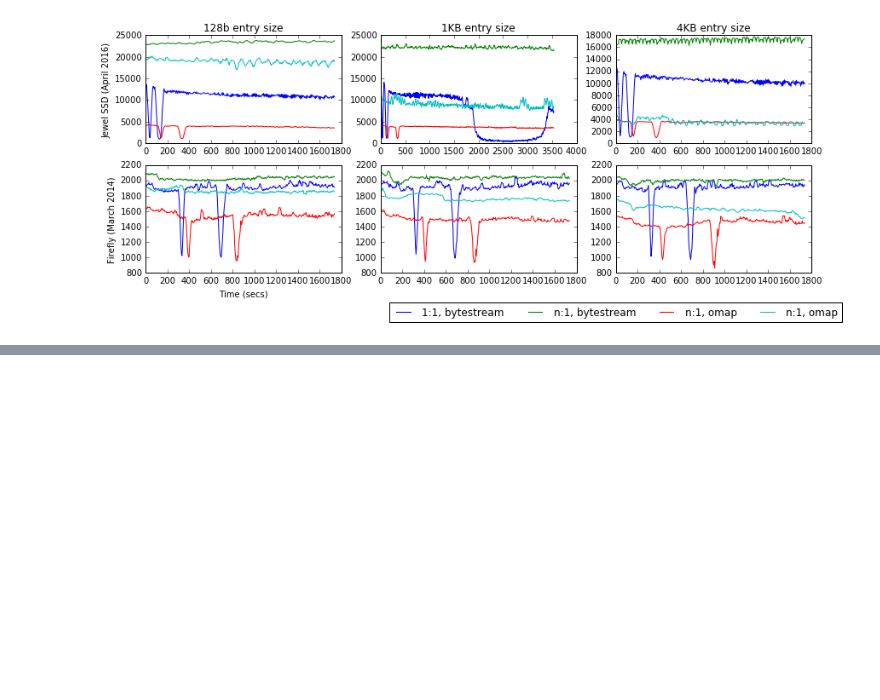
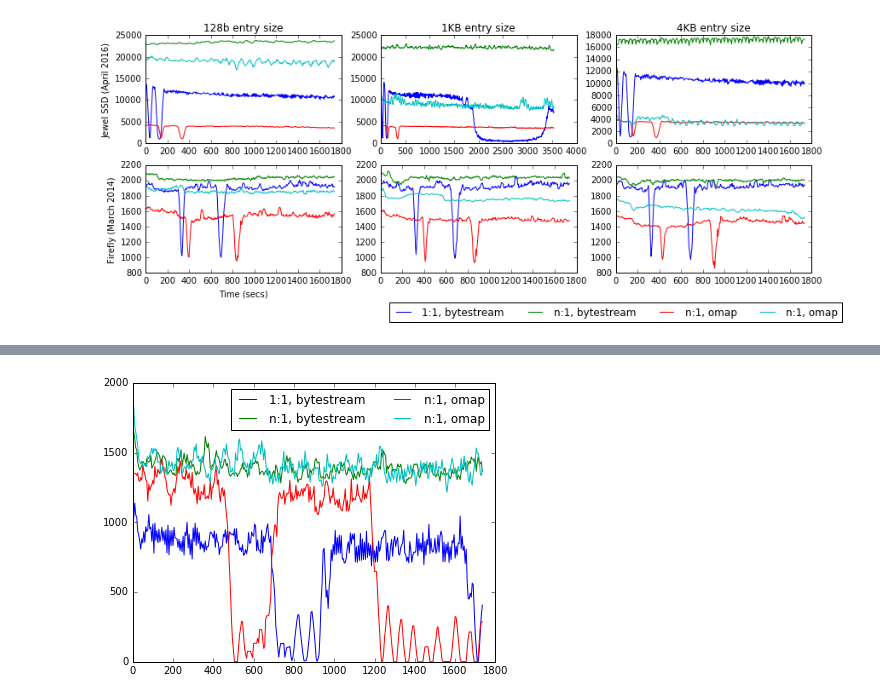
Before and after one commit to michaelsevilla/zlog-popper, a Jupyter notebook: experiments/basic-cls-rand-read/visualize_final.ipynb, the cells around one changed output, grey strips where cells are left out. Cells and saved outputs as stored; diff of their text form; code cells hidden in the pictures; blank space fills up the shorter version.

```diff
--- a/experiments/basic-cls-rand-read/visualize_final.ipynb
+++ b/experiments/basic-cls-rand-read/visualize_final.ipynb
@@ -174,0 +185,9 @@ plt.savefig('jewel_v_firefly_v_es.png', dpi=300, bbox_inches='tight')
+# %%
+plt.rcParams['figure.figsize'] = 6.5,5
+fig = plt.figure()
+ax = fig.add_subplot(111)
+plot_sub_sweep(ax, 'jewel', 'write', 'hdd', 'small')
+lgd = ax.legend(loc='best', ncol=2)#, bbox_to_anchor=(0,0), bbox_transform=plt.gcf().transFigure)
+plt.savefig('jewel-hdd-128b.png', dpi=300, bbox_inches='tight')
+# %% [output]
+[figure, added]
```
Also changed, not shown: parts of 4 cells of this notebook, 2 other files.
